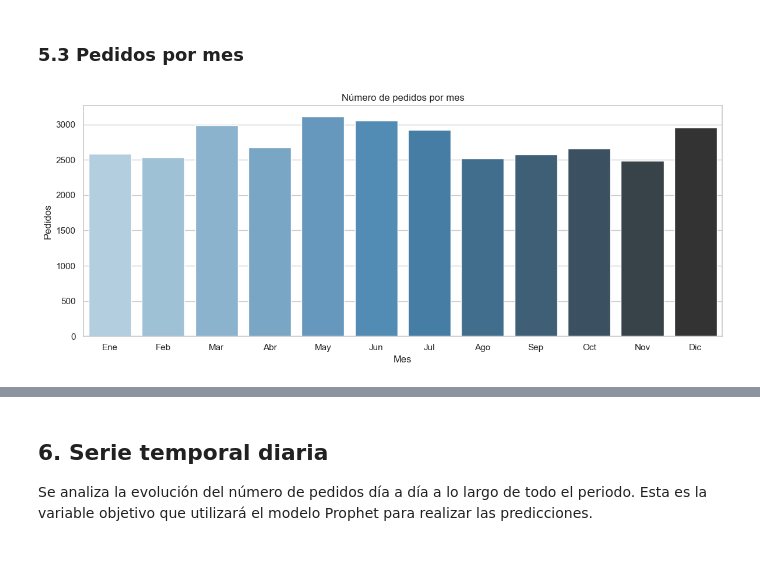
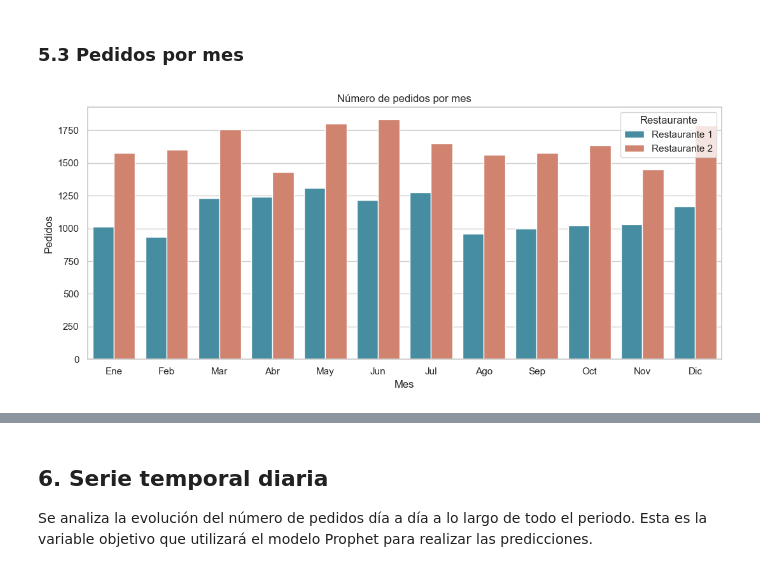
Before and after one commit to mjaalzago/TFG-prediccion-demanda, a Jupyter notebook: notebooks/00_seleccion_dataset/00_EDA_seleccion_london_indian_takeaway.ipynb, the cells around one changed output, grey strips where cells are left out. Saved outputs shown, nothing was run; the diff lists cells and outputs as text; code cells hidden in the pictures.

```diff
--- a/notebooks/00_seleccion_dataset/00_EDA_seleccion_london_indian_takeaway.ipynb
+++ b/notebooks/00_seleccion_dataset/00_EDA_seleccion_london_indian_takeaway.ipynb
@@ -256,26 +298,46 @@ plt.show()
 # %% [markdown]
 ### 5.3 Pedidos por mes
-# %%
-meses = ['Ene','Feb','Mar','Abr','May','Jun',
-         'Jul','Ago','Sep','Oct','Nov','Dic']
-
-pedidos_mes = orders_total['month'].value_counts().sort_index()
-
-#sns.barplot(x=meses, y=pedidos_mes.values, palette='Blues_d')
-sns.barplot(
-    x=meses,
-    y=pedidos_mes.values,
-    hue=pedidos_mes.index,
-    palette='Blues_d',
-    legend=False
-)
-plt.title('Número de pedidos por mes')
-plt.xlabel('Mes')
-plt.ylabel('Pedidos')
-plt.tight_layout()
-plt.savefig('../../notebooks/fig_london_pedidos_mes.png', dpi=150)
-plt.show()
-# %% [output]
-[figure, removed]
+# %%
+meses = ['Ene','Feb','Mar','Abr','May','Jun',
+         'Jul','Ago','Sep','Oct','Nov','Dic']
+
+# Contar pedidos por mes y restaurante
+pedidos_mes = (
+    orders_total
+    .groupby(['month', 'restaurant_id'])
+    .size()
+    .reset_index(name='n_pedidos')
+)
+
+# Mapear el número del mes a su nombre en español
+pedidos_mes['mes_nombre'] = pedidos_mes['month'].map(lambda m: meses[m-1])
+pedidos_mes['mes_nombre'] = pd.Categorical(
+    pedidos_mes['mes_nombre'],
+    categories=meses,
+    ordered=True
+)
+
+# Gráfica con barras agrupadas
+fig, ax = plt.subplots(figsize=(11, 5))
+sns.barplot(
+    data=pedidos_mes.sort_values('month'),
+    x='mes_nombre',
+    y='n_pedidos',
+    hue='restaurant_id',
+    palette={1: '#3896b0', 2: '#e07a5f'},
+    ax=ax
+)
+ax.set_title('Número de pedidos por mes')
+ax.set_xlabel('Mes')
+ax.set_ylabel('Pedidos')
+
+handles, _ = ax.get_legend_handles_labels()
+ax.legend(handles, ['Restaurante 1', 'Restaurante 2'], title='Restaurante')
+
+plt.tight_layout()
+plt.savefig('../../notebooks/fig_london_pedidos_mes.png', dpi=150)
+plt.show()
+# %% [output]
+[figure, added]
 # %% [markdown]
 ### Observaciones
```
Also changed, not shown: parts of 8 cells of this notebook, 9 other files.
